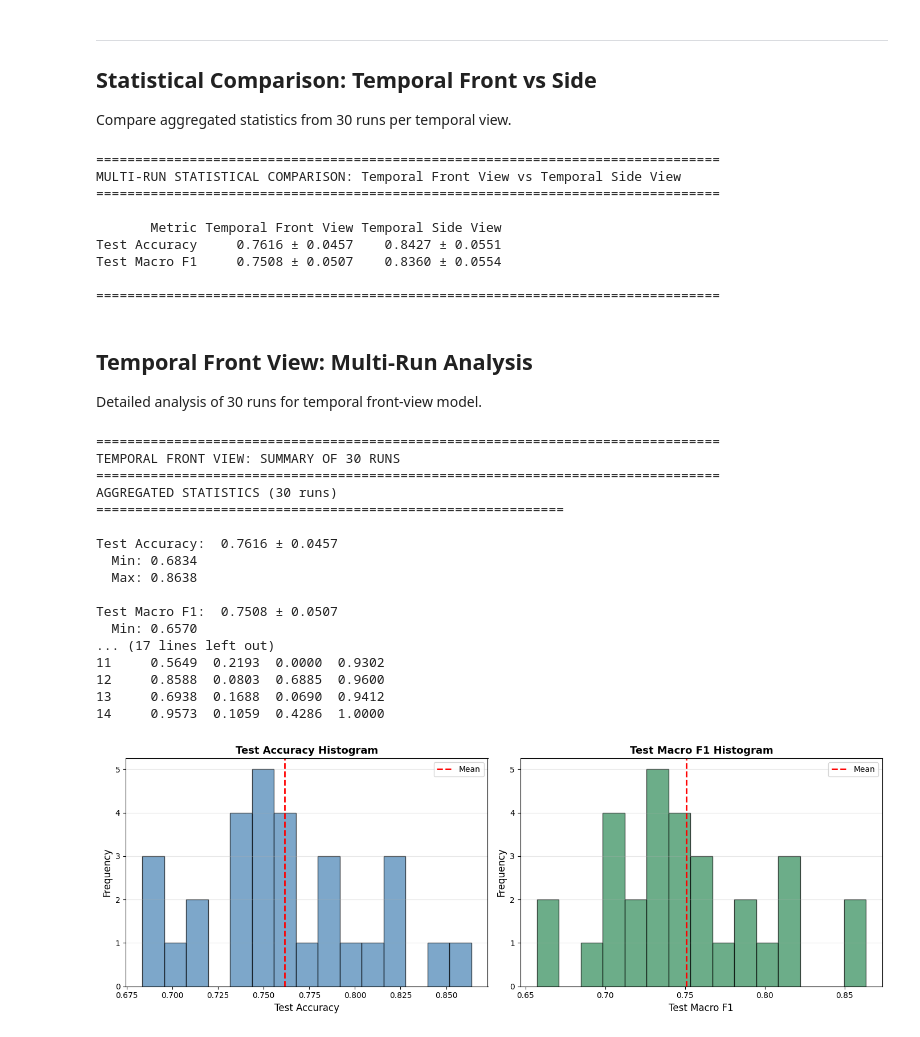
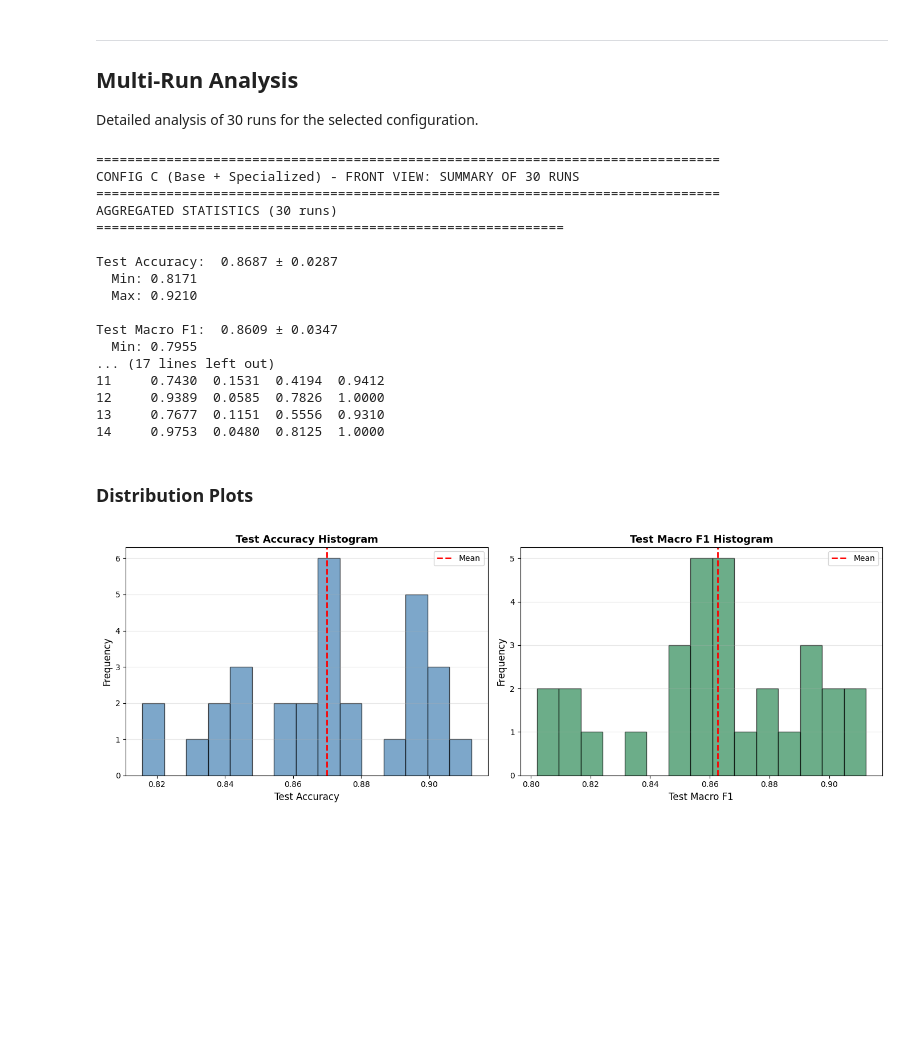
Before and after one commit to AhmedAly0/AI-Virtual-Coach, a Jupyter notebook: notebooks/exer_recog/06_pose_mlp.ipynb, the cells around one changed output. Drawn from its saved outputs; the diff is of its cells as text; code cells hidden in the pictures; blank space fills up the shorter version.

```diff
--- a/notebooks/exer_recog/06_pose_mlp.ipynb
+++ b/notebooks/exer_recog/06_pose_mlp.ipynb
@@ -500,57 +352,38 @@ Restoring model weights from the end of the best epoch: 25.
 # %% [markdown]
 ---
 
-## Statistical Comparison: Temporal Front vs Side
+## Multi-Run Analysis
 
-Compare aggregated statistics from 30 runs per temporal view.
+Detailed analysis of 30 runs for the selected configuration.
 # %%
-# Compare temporal front vs side multi-run statistics
-comparison_df_temporal = compare_multi_run_stats(
-    aggregated_stats_temporal_front,
-    aggregated_stats_temporal_side,
-    model_names=['Temporal Front View', 'Temporal Side View']
-)
+# Display summary table for runs
+print("=" * 80)
+print(f"CONFIG {SELECTED_CONFIG} ({config_info['name']}) - {SELECTED_VIEW.upper()} VIEW: SUMMARY OF 30 RUNS")
+print("=" * 80)
+summary_df = display_multi_run_summary(multi_run_results, aggregated_stats)
 # %% [output]
 ================================================================================
-MULTI-RUN STATISTICAL COMPARISON: Temporal Front View vs Temporal Side View
+CONFIG C (Base + Specialized) - FRONT VIEW: SUMMARY OF 30 RUNS
 ================================================================================
+AGGREGATED STATISTICS (30 runs)
+============================================================
 
-       Metric Temporal Front View Temporal Side View
-Test Accuracy     0.7616 ± 0.0457    0.8427 ± 0.0551
-Test Macro F1     0.7508 ± 0.0507    0.8360 ± 0.0554
+Test Accuracy:  0.8687 ± 0.0287
+  Min: 0.8171
+  Max: 0.9210
 
-================================================================================
+Test Macro F1:  0.8609 ± 0.0347
+  Min: 0.7955
+... (17 lines left out)
+11     0.7430  0.1531  0.4194  0.9412
+12     0.9389  0.0585  0.7826  1.0000
+13     0.7677  0.1151  0.5556  0.9310
+14     0.9753  0.0480  0.8125  1.0000
 # %% [markdown]
-## Temporal Front View: Multi-Run Analysis
-
-Detailed analysis of 30 runs for temporal front-view model.
+### Distribution Plots
 # %%
-# Display summary table for temporal front-view runs
-print("=" * 80)
-print("TEMPORAL FRONT VIEW: SUMMARY OF 30 RUNS")
-print("=" * 80)
-summary_df_temporal_front = display_multi_run_summary(multi_run_results_temporal_front, aggregated_stats_temporal_front)
+# Plot distributions for runs
+plot_multi_run_distributions(multi_run_results, aggregated_stats)
 # %% [output]
-================================================================================
-TEMPORAL FRONT VIEW: SUMMARY OF 30 RUNS
-================================================================================
-AGGREGATED STATISTICS (30 runs)
-============================================================
-
-Test Accuracy:  0.7616 ± 0.0457
-  Min: 0.6834
-  Max: 0.8638
-
-Test Macro F1:  0.7508 ± 0.0507
-  Min: 0.6570
-... (17 lines left out)
-11     0.5649  0.2193  0.0000  0.9302
-12     0.8588  0.0803  0.6885  0.9600
-13     0.6938  0.1688  0.0690  0.9412
-14     0.9573  0.1059  0.4286  1.0000
+[figure, added]
-# %%
-# Plot distributions for temporal front-view runs
-plot_multi_run_distributions(multi_run_results_temporal_front, aggregated_stats_temporal_front)
-# %% [output]
-[figure, removed]
 # %%
```
Also changed, not shown: parts of 33 cells of this notebook, 17 other files.
